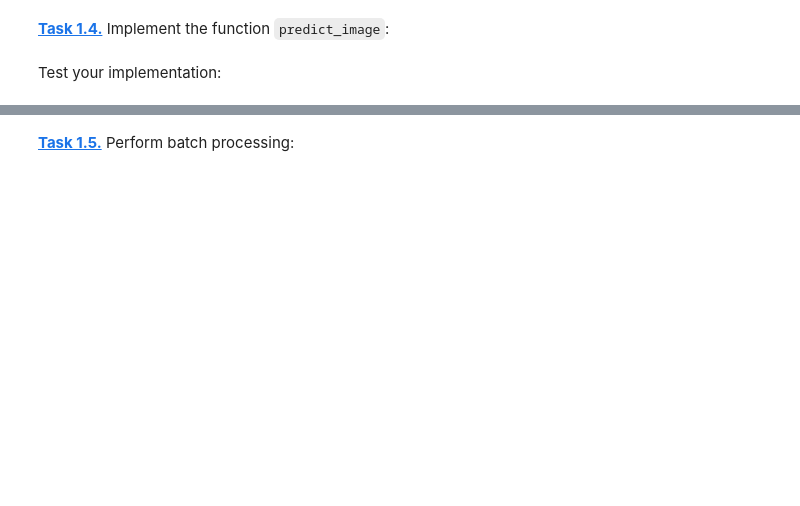
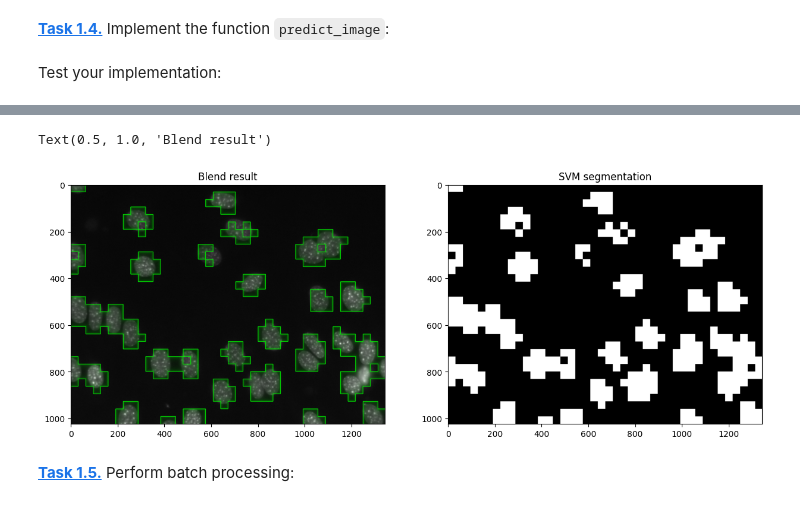
Before and after one commit to ZoeK194/mobi-fs5-python, a Jupyter notebook: svm_segm.ipynb, the cells around one changed output, grey strips where cells are left out. Cells and saved outputs as stored; diff of their text form; code cells hidden in the pictures; blank space fills up the shorter version.

```diff
--- a/svm_segm.ipynb
+++ b/svm_segm.ipynb
@@ -40,6 +66,21 @@ clf = make_pipeline(StandardScaler(), SVC(class_weight='balanced', gamma=0.1))
 # %% [markdown]
 **[Task 1.3 (b).]()** Create the corresponding ground truth label vectors:
+# %%
+gt33 = plt.imread('data/NIH3T3/gt/33.png')
+gt44 = plt.imread('data/NIH3T3/gt/44.png')
+
+y33 = create_gt_labels_vector(gt33)
+y44 = create_gt_labels_vector(gt44)
 # %% [markdown]
 **[Task 1.3 (c).]()** Create the *combined* data matrices and ground truth label vectors:
+# %%
+X = np.concatenate([X33, X44])
+Y = np.concatenate([y33, y44])
+
+mask = Y != 0
+X = X[mask]
+Y = Y[mask]
 # %% [markdown]
 **[Task 1.3 (d).]()** Train the classifier using the data matrix and label vectors from above:
+# %%
+clf.fit(X, Y)
@@ -46,5 +90,18 @@ clf = make_pipeline(StandardScaler(), SVC(class_weight='balanced', gamma=0.1))
 # %% [markdown]
 **[Task 1.4.]()** Implement the function `predict_image`:
+# %%
+def predict_image(img):
+    ph, pw = patch_sizes
+    X = create_data_matrix(img)
+    labels = clf.predict(X)
+    grid = (labels == 1).reshape(img.shape[0] // ph,
+                                 img.shape[1] // pw)
+
+    result = np.zeros(img.shape, dtype=bool)
+    for r in range(grid.shape[0]):
+        for c in range(grid.shape[1]):
+            result[r*ph:(r+1)*ph, c*pw:(c+1)*pw] = grid[r, c]
+    return result
 # %% [markdown]
 Test your implementation:
 # %%
@@ -56,2 +117,10 @@ plt.imshow(blend_result(img, seg))
+# %%
+
+plt.figure(figsize=(15, 6))
+plt.subplot(1, 2, 2); plt.imshow(seg, cmap='gray'); plt.title('SVM segmentation')
+plt.subplot(1, 2, 1); plt.imshow(blend_result(img, seg));  plt.title('Blend result')
+# %% [output]
+Text(0.5, 1.0, 'Blend result')
+[figure, added]
 # %% [markdown]
 **[Task 1.5.]()** Perform batch processing:
```
Also changed, not shown: parts of 6 cells of this notebook.
